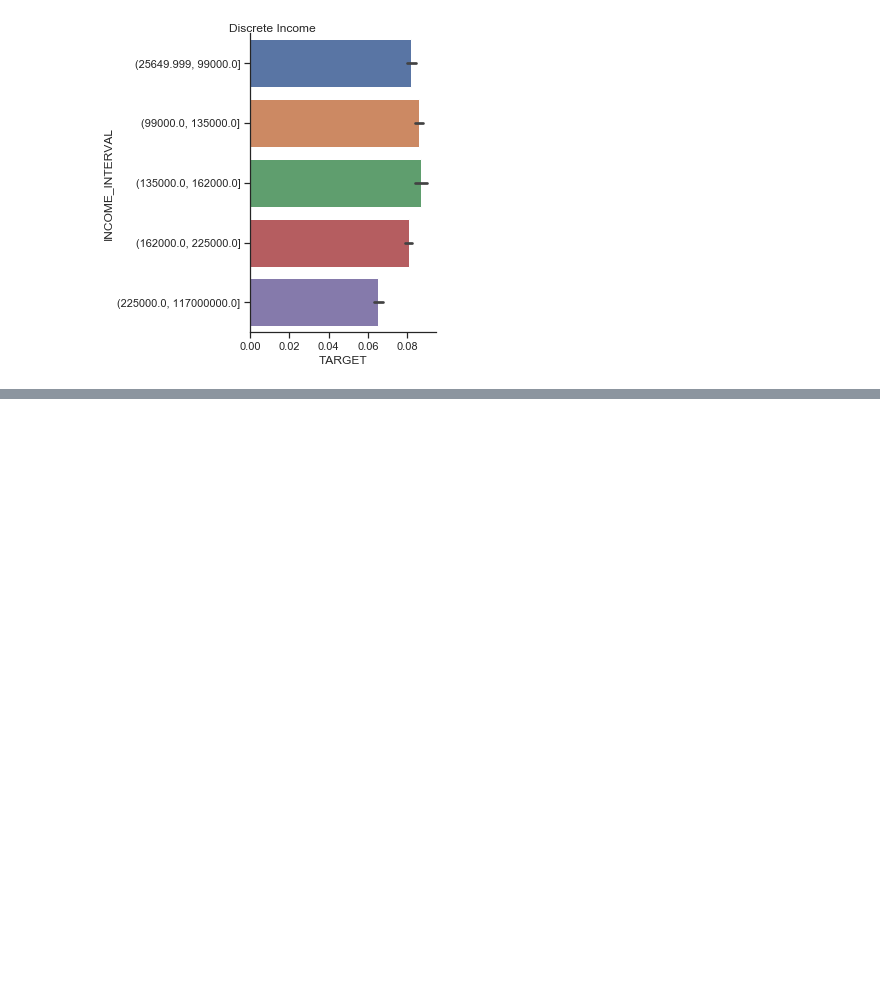
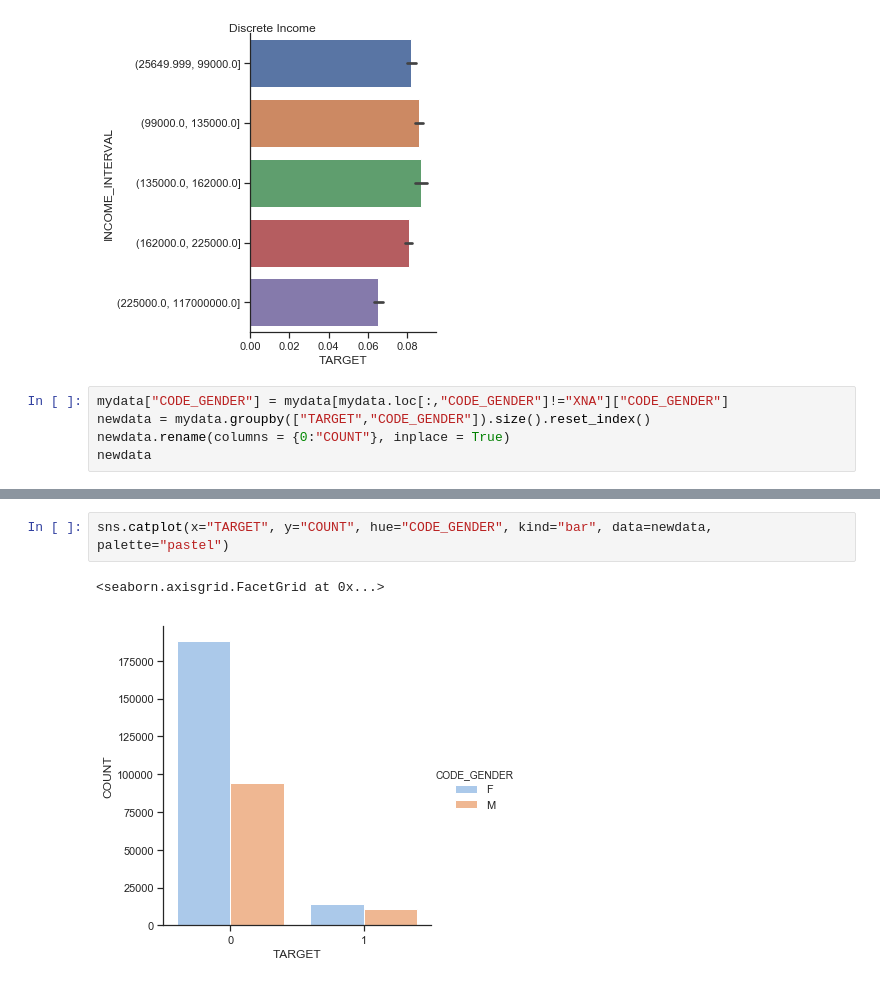
Before and after one commit to lulukuo530/2nd-ML100Days, a Jupyter notebook: Homework/Day_013_HW.ipynb, the cells around one changed output, grey strips where cells are left out. Cells and saved outputs as stored; diff of their text form; blank space fills up the shorter version.

```diff
--- a/Homework/Day_013_HW.ipynb
+++ b/Homework/Day_013_HW.ipynb
@@ -94,3 +94,8 @@ ax2.fig.suptitle("Discrete Income")
 Text(0.5, 0.98, 'Discrete Income')
 [figure]
 [figure]
+# %%
+mydata["CODE_GENDER"] = mydata[mydata.loc[:,"CODE_GENDER"]!="XNA"]["CODE_GENDER"]
+newdata = mydata.groupby(["TARGET","CODE_GENDER"]).size().reset_index()
+newdata.rename(columns = {0:"COUNT"}, inplace = True)
+newdata
@@ -96,0 +108,5 @@ Text(0.5, 0.98, 'Discrete Income')
+# %%
+sns.catplot(x="TARGET", y="COUNT", hue="CODE_GENDER", kind="bar", data=newdata, palette="pastel")
+# %% [output]
+<seaborn.axisgrid.FacetGrid at 0x...>
+[figure, added]
```
Also changed, not shown: parts of 2 cells of this notebook.
